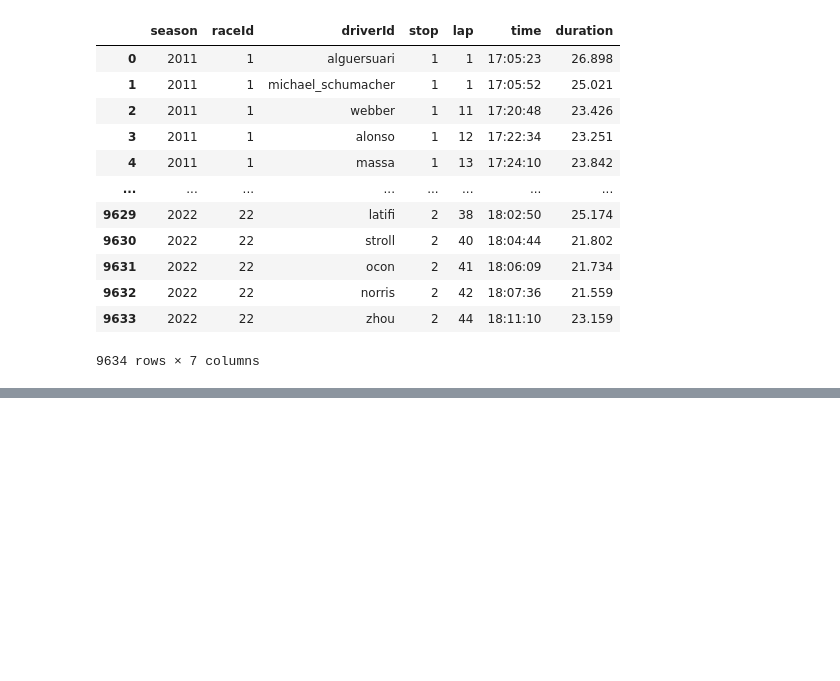
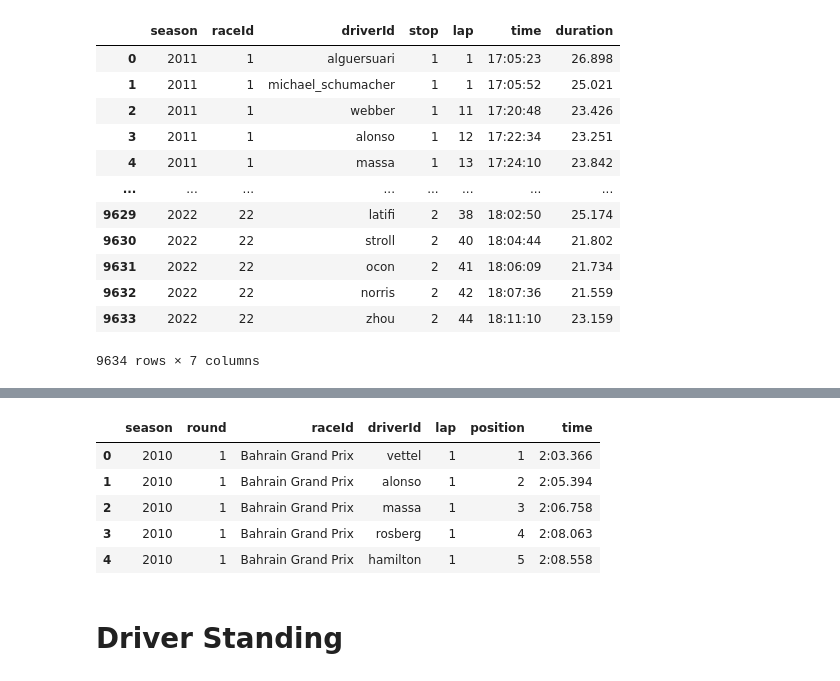
Before and after one commit to jazivegrande/formula-1-data, a Jupyter notebook: f1-analisis.ipynb, the cells around one changed output, grey strips where cells are left out. Saved outputs shown, nothing was run; the diff lists cells and outputs as text; code cells hidden in the pictures; blank space fills up the shorter version.

```diff
--- a/f1-analisis.ipynb
+++ b/f1-analisis.ipynb
@@ -854,0 +857,3 @@ pd.DataFrame(pitStops).to_csv('pitStops.csv',index=False)
+# %%
+lapTimes = {'season':[],'round':[],'raceId':[],'driverId':[], 'lap':[],
+           'position':[], 'time':[]}
@@ -854,0 +908,2 @@ pd.DataFrame(pitStops).to_csv('pitStops.csv',index=False)
+# %%
+lapTimes_df=lapTimes_df.transpose()
@@ -854,0 +921,9 @@ pd.DataFrame(pitStops).to_csv('pitStops.csv',index=False)
+# %%
+pd.DataFrame(lapTimes_df).head()
+# %% [output]
+|  | season | round | raceId | driverId | lap | position | time |
+| 0 | 2010 | 1 | Bahrain Grand Prix | vettel | 1 | 1 | 2:03.366 |
+| 1 | 2010 | 1 | Bahrain Grand Prix | alonso | 1 | 2 | 2:05.394 |
+| 2 | 2010 | 1 | Bahrain Grand Prix | massa | 1 | 3 | 2:06.758 |
+| 3 | 2010 | 1 | Bahrain Grand Prix | rosberg | 1 | 4 | 2:08.063 |
+| 4 | 2010 | 1 | Bahrain Grand Prix | hamilton | 1 | 5 | 2:08.558 |
@@ -854,0 +932,2 @@ pd.DataFrame(pitStops).to_csv('pitStops.csv',index=False)
+# %% [markdown]
+# Driver Standing
```
Also changed, not shown: parts of 24 cells of this notebook, 5 other files.
